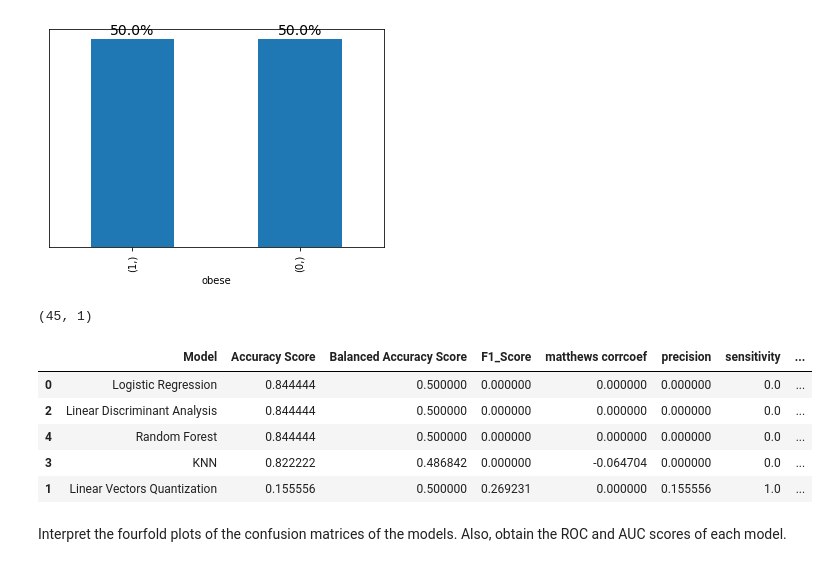
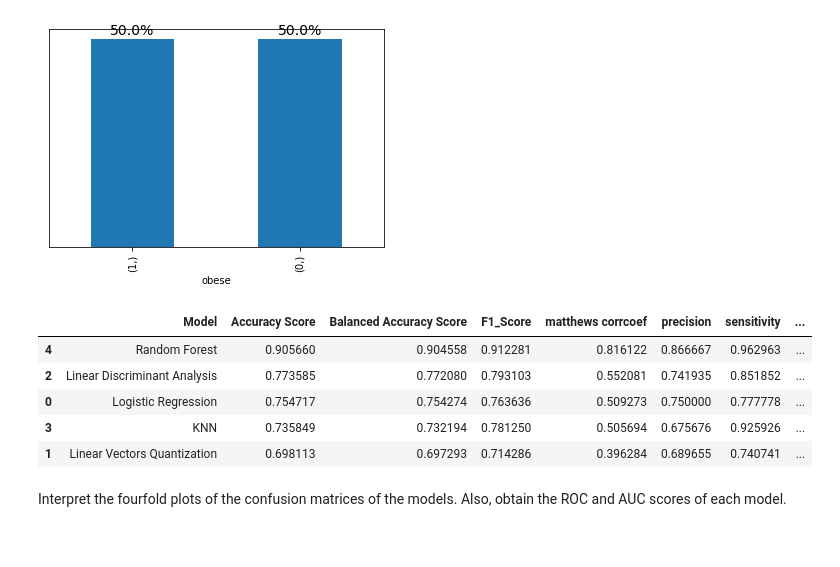
Before and after one commit to michel-emel/Analysis-of-BMI-Dataset-using-Supervised-Learning-Alogoritms, a Jupyter notebook: BMI Dataset using Supervised Learning Algorithms.ipynb, the cells around one changed output. Saved outputs shown, nothing was run; the diff lists cells and outputs as text; code cells hidden in the pictures.

```diff
--- a/BMI Dataset using Supervised Learning Algorithms.ipynb
+++ b/BMI Dataset using Supervised Learning Algorithms.ipynb
@@ -429,6 +429,6 @@ smote = SMOTE(random_state=42)
 # Fit the sampler on the training data and perform oversampling
 # X_resampled, y_resampled = smote.fit_resample(X_train, y_train)
 
-X_t_resampled, y_t_resampled = smote.fit_resample(X_train_scale, y_train)
-#X_train_sample, X_test_sample, y_train_sample, y_test_sample = train_test_split(X_resampled, y_resampled, test_size=0.3, random_state=42)
+X_resampled, y_resampled = smote.fit_resample(X_train_scale, y_train)
+X_train_sample, X_test_sample, y_train_sample, y_test_sample = train_test_split(X_resampled, y_resampled, test_size=0.3, random_state=42)
 # %%
@@ -447,41 +447,37 @@ for p in ax.patches:
 ax.get_yaxis().set_visible(False)
 # %% [output]
 [figure]
-# %%
-y_test.shape
-# %% [output]
-(45, 1)
 # %%
 #Fit and Computation of the metrics
 
 model_results = pd.DataFrame(columns=["Model", "Accuracy Score"])
 
 
 for clf_name, clf in tqdm(models):
-    clf.fit(X_t_resampled, y_t_resampled)
-    predictions = clf.predict(X_test)
-    cm = confusion_matrix(y_test, predictions)
-    #predictions = clf.predict(X_test_sample)
-    score = accuracy_score(y_test, predictions)
-    bal_score = balanced_accuracy_score(y_test, predictions)
-    f1score =  f1_score(y_test, predictions)
-    mcc_logreg = matthews_corrcoef(y_test, predictions)
-    precision_logreg = precision_score(y_test, predictions)
-    recall = recall_score(y_test, predictions)
+    clf.fit(X_train_sample, y_train_sample)
+    predictions = clf.predict(X_test_sample)
+    cm = confusion_matrix(y_test_sample, predictions)
+    predictions = clf.predict(X_test_sample)
+    score = accuracy_score(y_test_sample, predictions)
+    bal_score = balanced_accuracy_score(y_test_sample, predictions)
+    f1score =  f1_score(y_test_sample, predictions)
+    mcc_logreg = matthews_corrcoef(y_test_sample, predictions)
+    precision_logreg = precision_score(y_test_sample, predictions)
+    recall = recall_score(y_test_sample, predictions)
     specificity_logreg = cm[0,0] / (cm[0,0] + cm[0, 1])
     new_row = {"Model": clf_name, "Accuracy Score": score, 'Balanced Accuracy Score':bal_score, 'F1_Score' : f1score, 'matthews corrcoef': mcc_logreg,
               'precision':precision_logreg, 'specificity': specificity_logreg, 'sensitivity': recall}
     model_results = model_results.append(new_row, ignore_index=True)
 
 
 model_results.sort_values(by="Accuracy Score", ascending=False)
 # %% [output]
 |  | Model | Accuracy Score | Balanced Accuracy Score | F1_Score | matthews corrcoef | precision | sensitivity | ... |
-| 0 | Logistic Regression | 0.844444 | 0.500000 | 0.000000 | 0.000000 | 0.000000 | 0.0 | ... |
-| 2 | Linear Discriminant Analysis | 0.844444 | 0.500000 | 0.000000 | 0.000000 | 0.000000 | 0.0 | ... |
-| 4 | Random Forest | 0.844444 | 0.500000 | 0.000000 | 0.000000 | 0.000000 | 0.0 | ... |
-| 3 | KNN | 0.822222 | 0.486842 | 0.000000 | -0.064704 | 0.000000 | 0.0 | ... |
-| 1 | Linear Vectors Quantization | 0.155556 | 0.500000 | 0.269231 | 0.000000 | 0.155556 | 1.0 | ... |
+| 4 | Random Forest | 0.905660 | 0.904558 | 0.912281 | 0.816122 | 0.866667 | 0.962963 | ... |
+| 2 | Linear Discriminant Analysis | 0.773585 | 0.772080 | 0.793103 | 0.552081 | 0.741935 | 0.851852 | ... |
+| 0 | Logistic Regression | 0.754717 | 0.754274 | 0.763636 | 0.509273 | 0.750000 | 0.777778 | ... |
+| 3 | KNN | 0.735849 | 0.732194 | 0.781250 | 0.505694 | 0.675676 | 0.925926 | ... |
+| 1 | Linear Vectors Quantization | 0.698113 | 0.697293 | 0.714286 | 0.396284 | 0.689655 | 0.740741 | ... |
 # %% [markdown]
 Interpret the fourfold plots of the confusion matrices of the models. Also, obtain the ROC and AUC scores of each model.
 # %%
```
Also changed, not shown: parts of 6 cells of this notebook.
